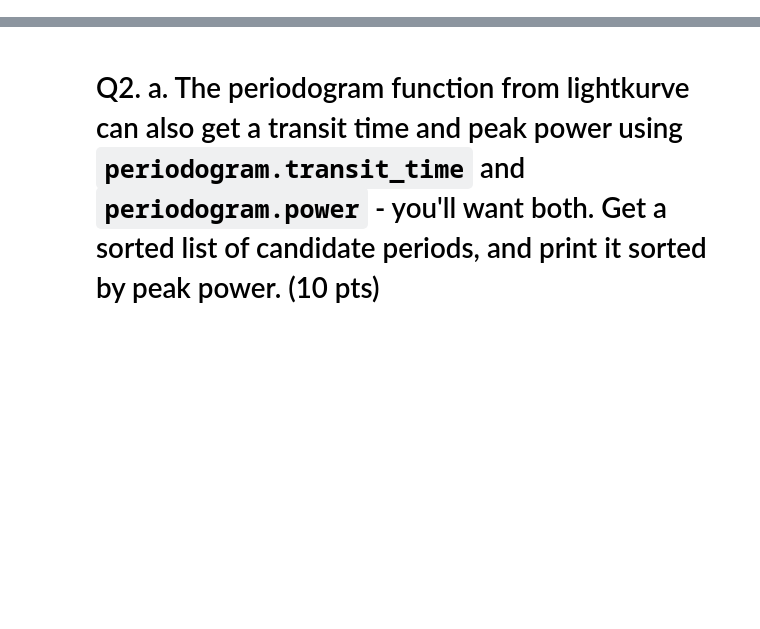
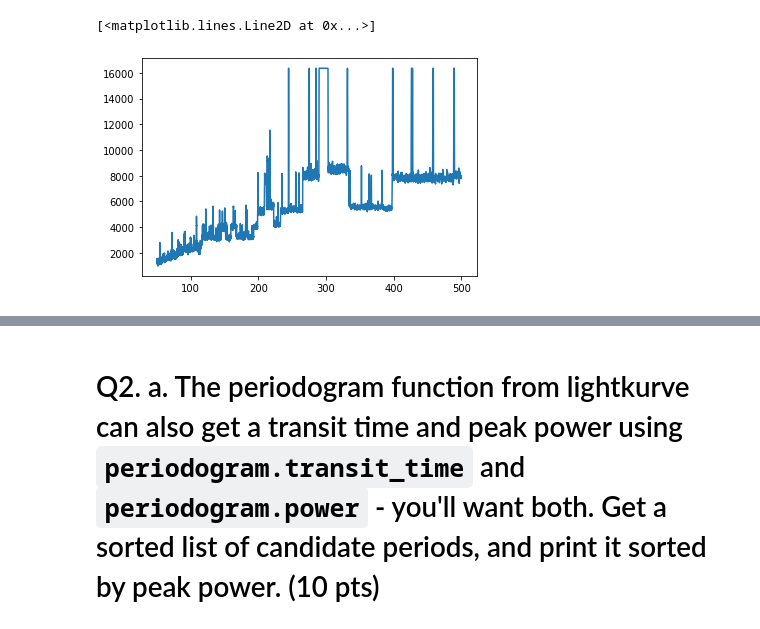
Before and after one commit to gnarayan/ast596_2023_Spring, a Jupyter notebook: homework/05/hw05.ipynb, the cells around one changed output, grey strips where cells are left out. Cells and saved outputs as stored; diff of their text form; code cells hidden in the pictures; blank space fills up the shorter version.

```diff
--- a/homework/05/hw05.ipynb
+++ b/homework/05/hw05.ipynb
@@ -74,0 +76,5 @@ clc.scatter();
+# %%
+plt.plot(pg.period, pg.power)
+# %% [output]
+[<matplotlib.lines.Line2D at 0x...>]
+[figure, added]
```
Also changed, not shown: parts of 19 cells of this notebook.
